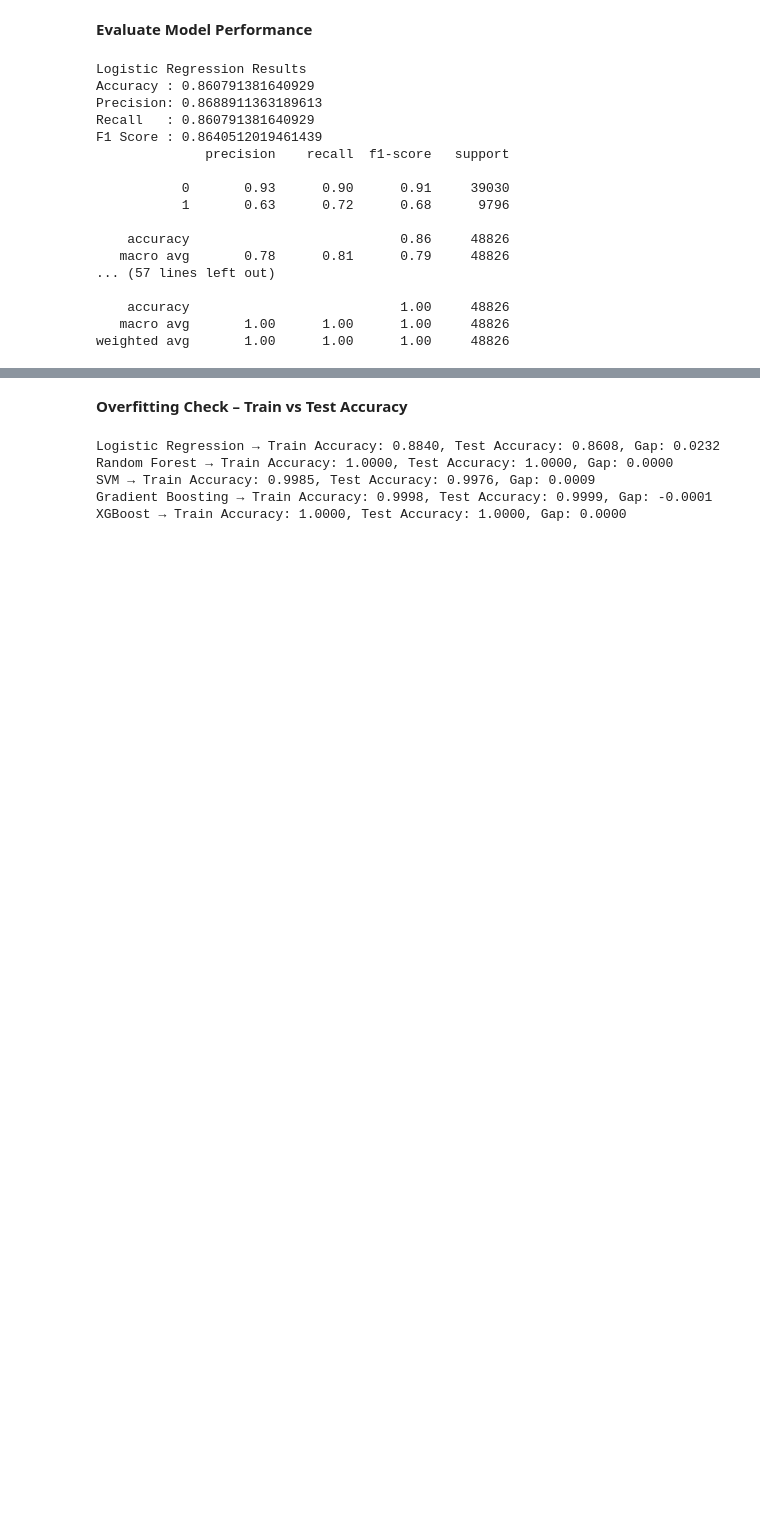
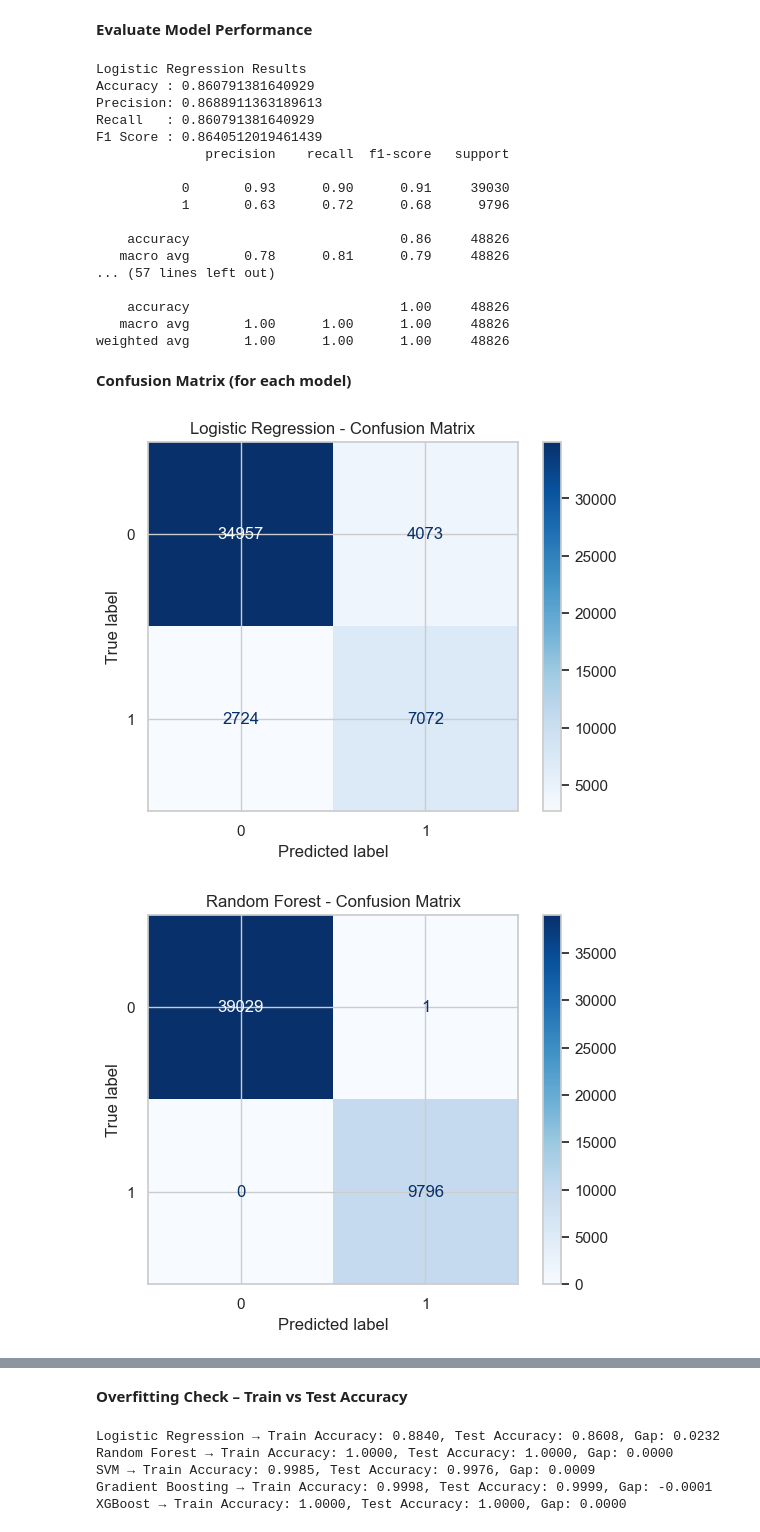
Before and after one commit to Amaldevgs/FINAL-PROJECT-Preprocessing, a Jupyter notebook: Electric Vehicle Adoption Trend Analysis-(FINAL PROJECT) .ipynb, the cells around one changed output, grey strips where cells are left out. Drawn from its saved outputs; the diff is of its cells as text; code cells hidden in the pictures; blank space fills up the shorter version.

```diff
--- a/Electric Vehicle Adoption Trend Analysis-(FINAL PROJECT) .ipynb
+++ b/Electric Vehicle Adoption Trend Analysis-(FINAL PROJECT) .ipynb
@@ -407,3 +409,19 @@ F1 Score : 0.8640512019461439
     accuracy                           1.00     48826
    macro avg       1.00      1.00      1.00     48826
 weighted avg       1.00      1.00      1.00     48826
+# %% [markdown]
+**Confusion Matrix (for each model)**
+# %%
+from sklearn.metrics import confusion_matrix, ConfusionMatrixDisplay
+
+for name, model in models.items():
+    y_pred = model.predict(X_test_scaled)
+    cm = confusion_matrix(y_test, y_pred)
+
+    disp = ConfusionMatrixDisplay(confusion_matrix=cm)
+    disp.plot(cmap='Blues')
+    plt.title(f'{name} - Confusion Matrix')
+    plt.show()
+# %% [output]
+[figure, added]
+[figure, added]
```
Also changed, not shown: parts of 3 cells of this notebook.
